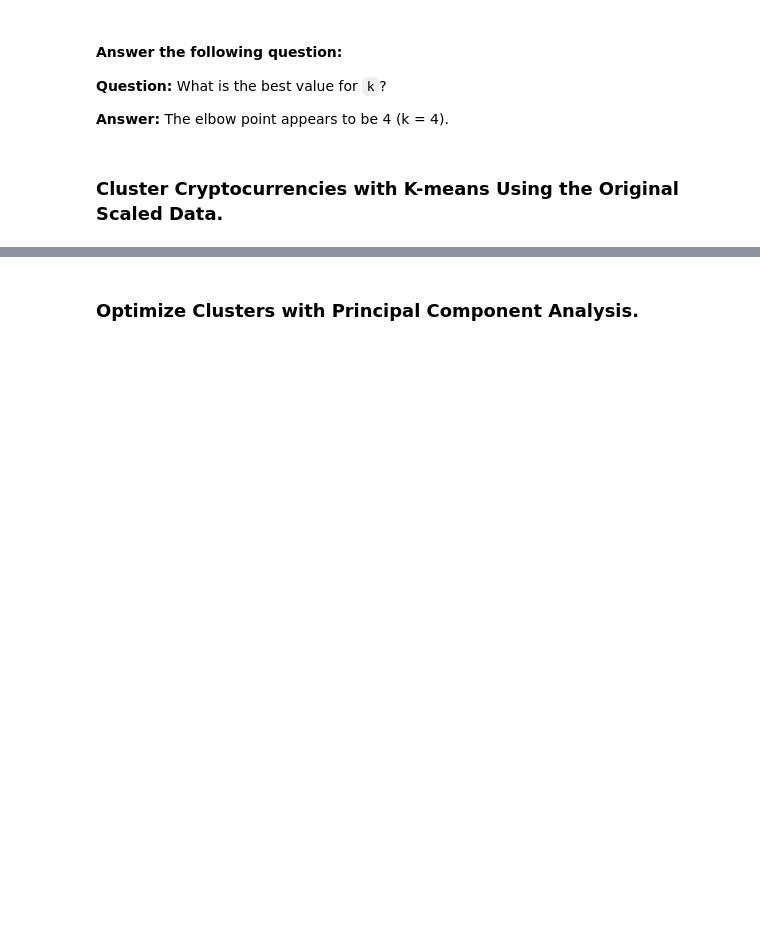
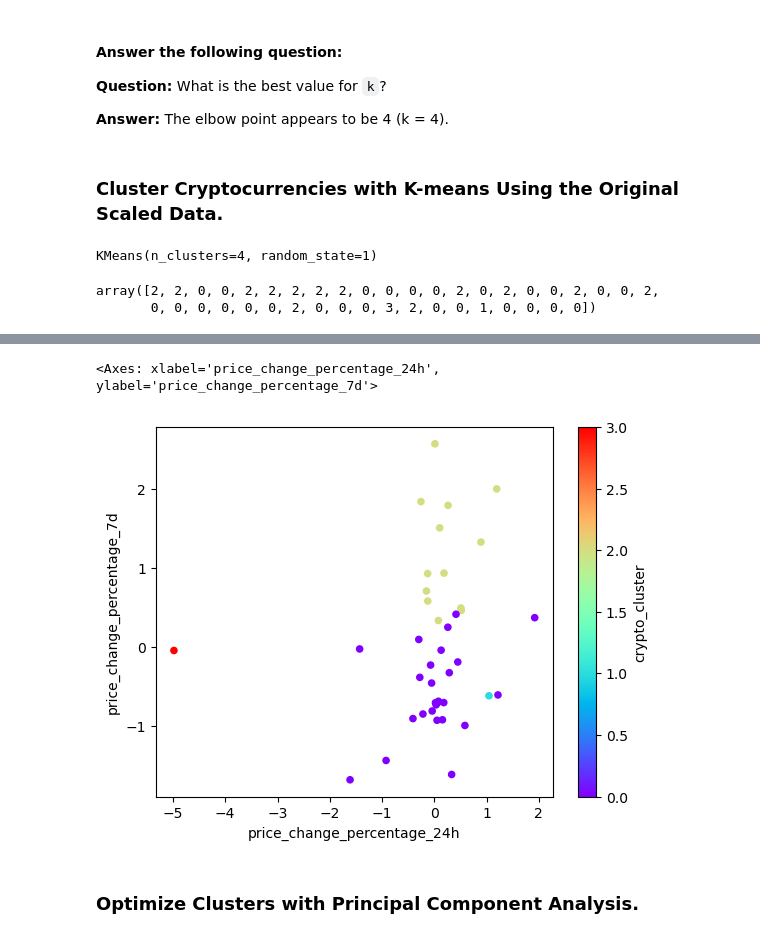
Before and after one commit to chelseyellen/CryptoClustering, a Jupyter notebook: Crypto_Clustering.ipynb, the cells around one changed output, grey strips where cells are left out. Saved outputs shown, nothing was run; the diff lists cells and outputs as text; code cells hidden in the pictures; blank space fills up the shorter version.

```diff
--- a/Crypto_Clustering.ipynb
+++ b/Crypto_Clustering.ipynb
@@ -126,17 +127,26 @@ elbow_curve_df.plot.line(
 # %%
 # Fit the K-Means model using the scaled data
+model.fit(scaled_market_data_df)
+# %% [output]
+KMeans(n_clusters=4, random_state=1)
 # %%
 # Predict the clusters to group the cryptocurrencies using the scaled data
-
+cluster_predict = model.predict(scaled_market_data_df)
 
 # View the resulting array of cluster values.
+cluster_predict
+# %% [output]
+array([2, 2, 0, 0, 2, 2, 2, 2, 2, 0, 0, 0, 0, 2, 0, 2, 0, 0, 2, 0, 0, 2,
+       0, 0, 0, 0, 0, 0, 2, 0, 0, 0, 3, 2, 0, 0, 1, 0, 0, 0, 0])
 # %%
 # Create a copy of the DataFrame
+cluster_predict_df = scaled_market_data_df.copy()
 # %%
 # Add a new column to the DataFrame with the predicted clusters
-
+cluster_predict_df["crypto_cluster"] = cluster_predict
 
 # Display sample data
+display(cluster_predict_df.head())
 # %% [output]
 |  | price_change_percentage_24h | price_change_percentage_7d | price_change_percentage_14d | price_change_percentage_30d | ... |
 | coin_id |  |  |  |  | ... |
@@ -148,7 +158,16 @@ elbow_curve_df.plot.line(
 # %%
 # Create a scatter plot using Pandas plot by setting
 # `x="price_change_percentage_24h"` and `y="price_change_percentage_7d"`.
 # Use "rainbow" for the color to better visualize the data.
+cluster_predict_df.plot.scatter(
+    x="price_change_percentage_24h",
+    y="price_change_percentage_7d",
+    c="crypto_cluster",
+    colormap="rainbow"
+)
+# %% [output]
+<Axes: xlabel='price_change_percentage_24h', ylabel='price_change_percentage_7d'>
+[figure, added]
 # %% [markdown]
 ### Optimize Clusters with Principal Component Analysis.
 # %%
```
Also changed, not shown: parts of 3 cells of this notebook.
